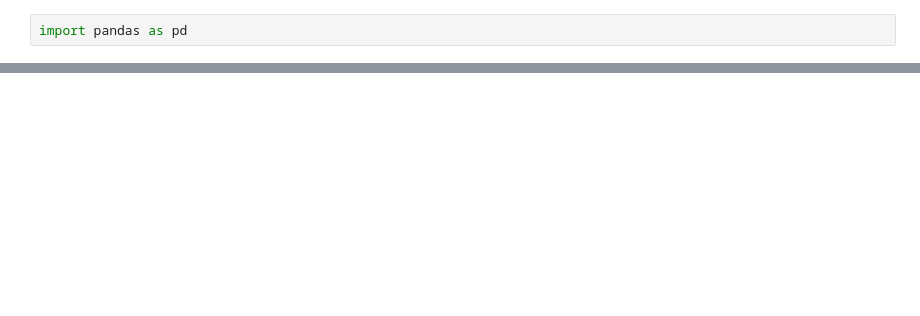
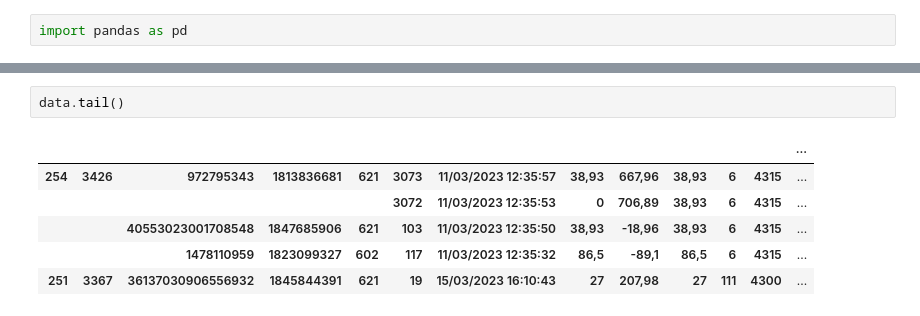
Before and after one commit to Ign4cho/ProyectoBI, a Jupyter notebook: EDA.ipynb, the cells around one changed output, grey strips where cells are left out. Cells and saved outputs as stored; diff of their text form; blank space fills up the shorter version.

```diff
--- a/EDA.ipynb
+++ b/EDA.ipynb
@@ -17,0 +50,9 @@ data.describe()
+# %%
+data.tail()
+# %% [output]
+|  |  |  |  |  |  |  |  |  |  |  |  | ... |
+| 254 | 3426 | 972795343 | 1813836681 | 621 | 3073 | 11/03/2023 12:35:57 | 38,93 | 667,96 | 38,93 | 6 | 4315 | ... |
+|  |  |  |  |  | 3072 | 11/03/2023 12:35:53 | 0 | 706,89 | 38,93 | 6 | 4315 | ... |
+|  |  | 40553023001708548 | 1847685906 | 621 | 103 | 11/03/2023 12:35:50 | 38,93 | -18,96 | 38,93 | 6 | 4315 | ... |
+|  |  | 1478110959 | 1823099327 | 602 | 117 | 11/03/2023 12:35:32 | 86,5 | -89,1 | 86,5 | 6 | 4315 | ... |
+| 251 | 3367 | 36137030906556932 | 1845844391 | 621 | 19 | 15/03/2023 16:10:43 | 27 | 207,98 | 27 | 111 | 4300 | ... |
```
Also changed, not shown: parts of 8 cells of this notebook.
